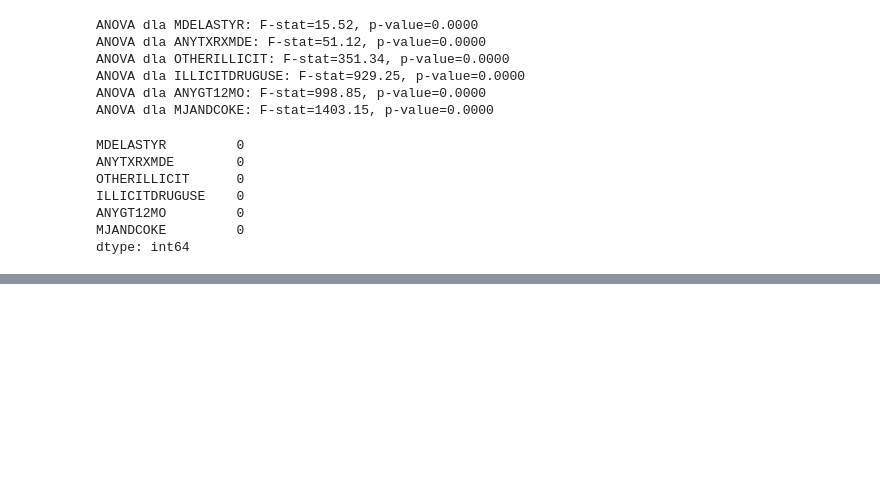
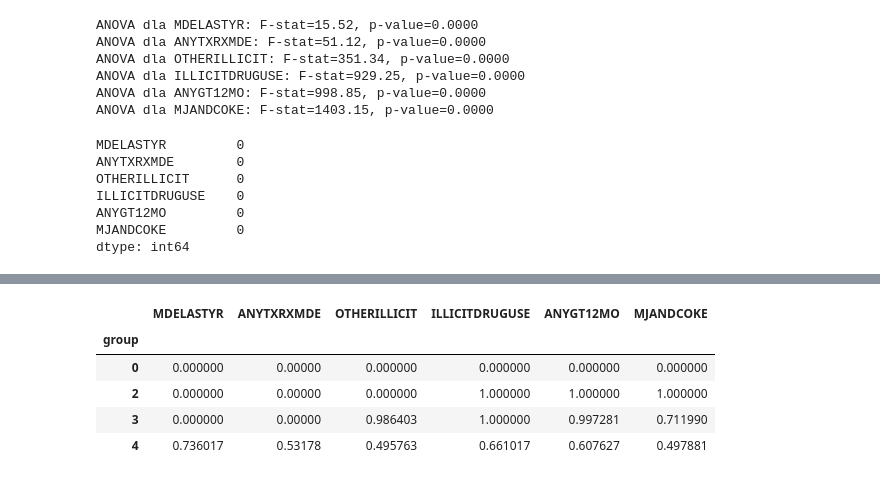
Before and after one commit to Safeheaded/EAD_project_2, a Jupyter notebook: project.ipynb, the cells around one changed output, grey strips where cells are left out. Drawn from its saved outputs; the diff is of its cells as text; code cells hidden in the pictures; blank space fills up the shorter version.

```diff
--- a/project.ipynb
+++ b/project.ipynb
@@ -333,0 +390,11 @@ plt.show()
+# %%
+grouped = probabilities.groupby('group').mean()
+grouped = grouped.drop(columns=['probability', 'const', 'DEPRESSIONINDEX'])
+grouped
+# %% [output]
+|  | MDELASTYR | ANYTXRXMDE | OTHERILLICIT | ILLICITDRUGUSE | ANYGT12MO | MJANDCOKE |
+| group |  |  |  |  |  |  |
+| 0 | 0.000000 | 0.00000 | 0.000000 | 0.000000 | 0.000000 | 0.000000 |
+| 2 | 0.000000 | 0.00000 | 0.000000 | 1.000000 | 1.000000 | 1.000000 |
+| 3 | 0.000000 | 0.00000 | 0.986403 | 1.000000 | 0.997281 | 0.711990 |
+| 4 | 0.736017 | 0.53178 | 0.495763 | 0.661017 | 0.607627 | 0.497881 |
```
Also changed, not shown: parts of 8 cells of this notebook.
